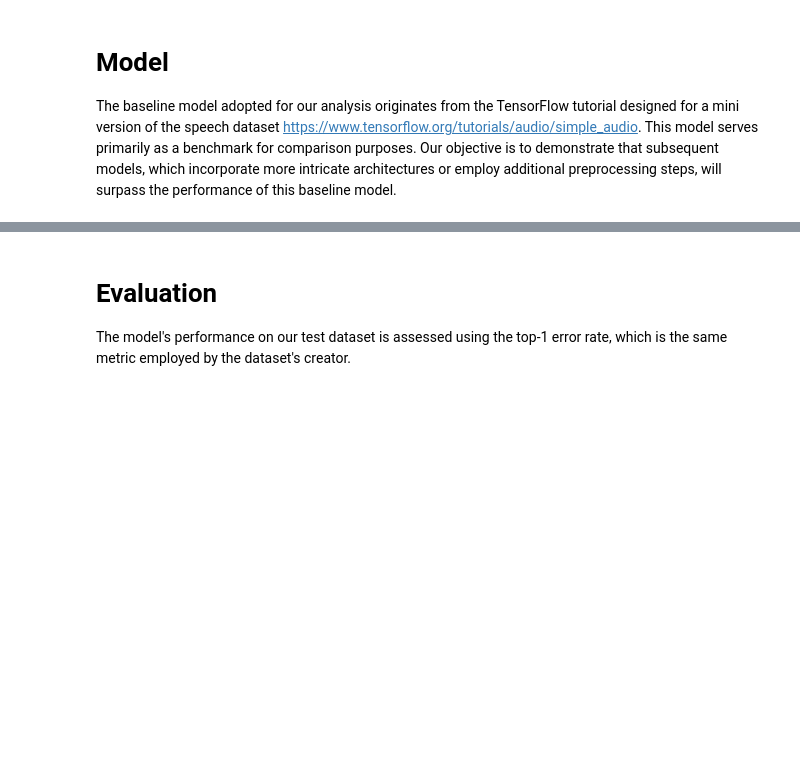
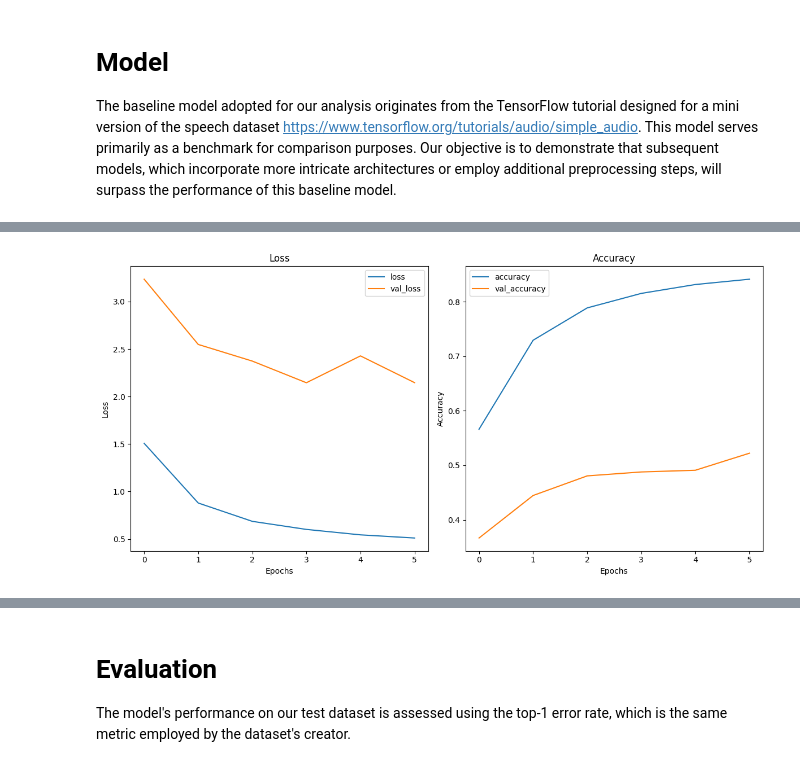
Before and after one commit to theMaren/HDA-KWS-Project, a Jupyter notebook: Baseline_model.ipynb, the cells around one changed output, grey strips where cells are left out. Cells and saved outputs as stored; diff of their text form; code cells hidden in the pictures; blank space fills up the shorter version.

Commit message:
Add model evaluation

```diff
--- a/Baseline_model.ipynb
+++ b/Baseline_model.ipynb
@@ -97,7 +112,7 @@ labels = tf.constant(train_df['mapped_label'].values)
 # %%
 # Create a StringLookup layer
 #label_lookup = label_lookup = tf.keras.layers.StringLookup(num_oov_indices=0)
-label_lookup = tf.keras.layers.StringLookup()
+label_lookup = tf.keras.layers.StringLookup(num_oov_indices=0)
 label_lookup.adapt(labels)
 # Transform labels into numeric
 numeric_labels = label_lookup(labels)
@@ -125,4 +140,5 @@ train_spectrogram_ds = train_spectrogram_ds.cache().shuffle(10000).prefetch(tf.d
 
 val_spectrogram_ds = validation_dataset.map(lambda fp, lbl: preprocessing_tf.preprocess_map_new(fp, lbl),
                                num_parallel_calls=tf.data.AUTOTUNE)
+val_spectrogram_ds= val_spectrogram_ds.cache().prefetch(tf.data.AUTOTUNE)
 # %% [output]
@@ -224,0 +253,4 @@ Epoch 6: early stopping
+# %%
+evaluation.plot_fit_history(history, ['loss', 'val_loss'],['accuracy', 'val_accuracy'])
+# %% [output]
+[figure, added]
```
Also changed, not shown: parts of 27 cells of this notebook, 2 other files.
